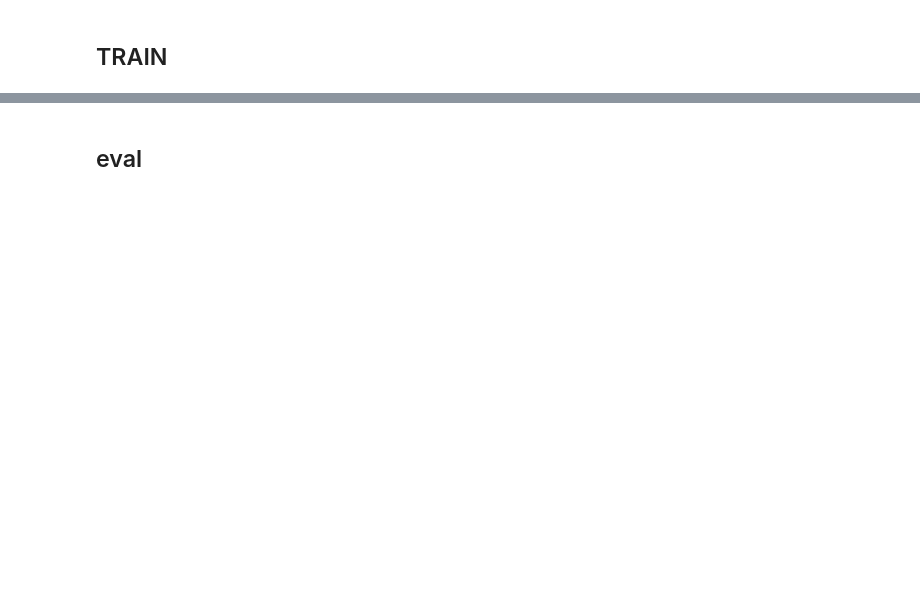
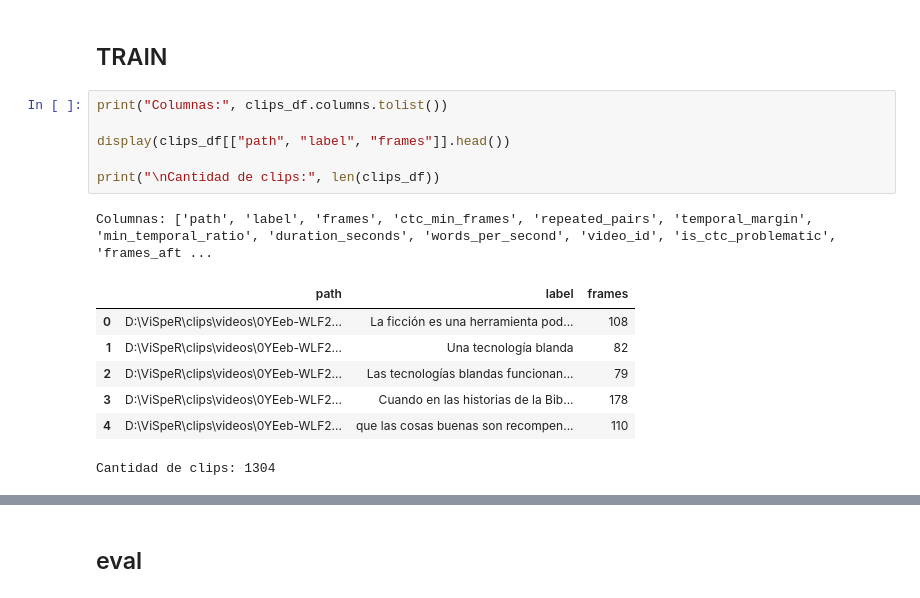
Before and after one commit to angelinagb/lipreader-ar, a Jupyter notebook: Modelo/notebooks/05_model_architecture.ipynb, the cells around one changed output, grey strips where cells are left out. Cells and saved outputs as stored; diff of their text form; blank space fills up the shorter version.

```diff
--- a/Modelo/notebooks/05_model_architecture.ipynb
+++ b/Modelo/notebooks/05_model_architecture.ipynb
@@ -540,2 +496,17 @@ Loss finita: True
 # %% [markdown]
 ## TRAIN
+# %%
+print("Columnas:", clips_df.columns.tolist())
+
+display(clips_df[["path", "label", "frames"]].head())
+
+print("\nCantidad de clips:", len(clips_df))
+# %% [output]
+Columnas: ['path', 'label', 'frames', 'ctc_min_frames', 'repeated_pairs', 'temporal_margin', 'min_temporal_ratio', 'duration_seconds', 'words_per_second', 'video_id', 'is_ctc_problematic', 'frames_aft ...
+|  | path | label | frames |
+| 0 | D:\ViSpeR\clips\videos\0YEeb-WLF2... | La ficción es una herramienta pod... | 108 |
+| 1 | D:\ViSpeR\clips\videos\0YEeb-WLF2... | Una tecnología blanda | 82 |
+| 2 | D:\ViSpeR\clips\videos\0YEeb-WLF2... | Las tecnologías blandas funcionan... | 79 |
+| 3 | D:\ViSpeR\clips\videos\0YEeb-WLF2... | Cuando en las historias de la Bib... | 178 |
+| 4 | D:\ViSpeR\clips\videos\0YEeb-WLF2... | que las cosas buenas son recompen... | 110 |
+Cantidad de clips: 1304
```
Also changed, not shown: parts of 29 cells of this notebook.
